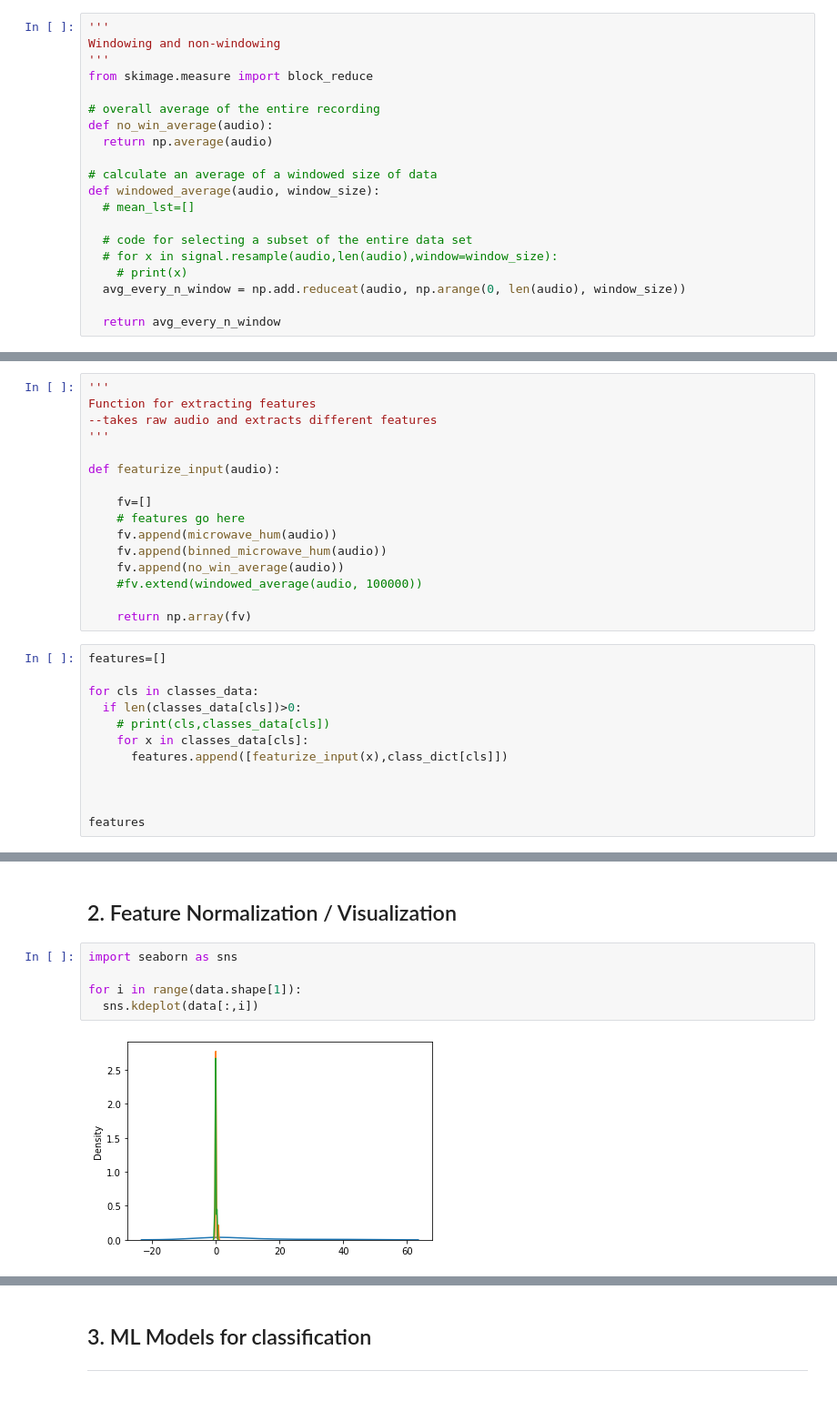
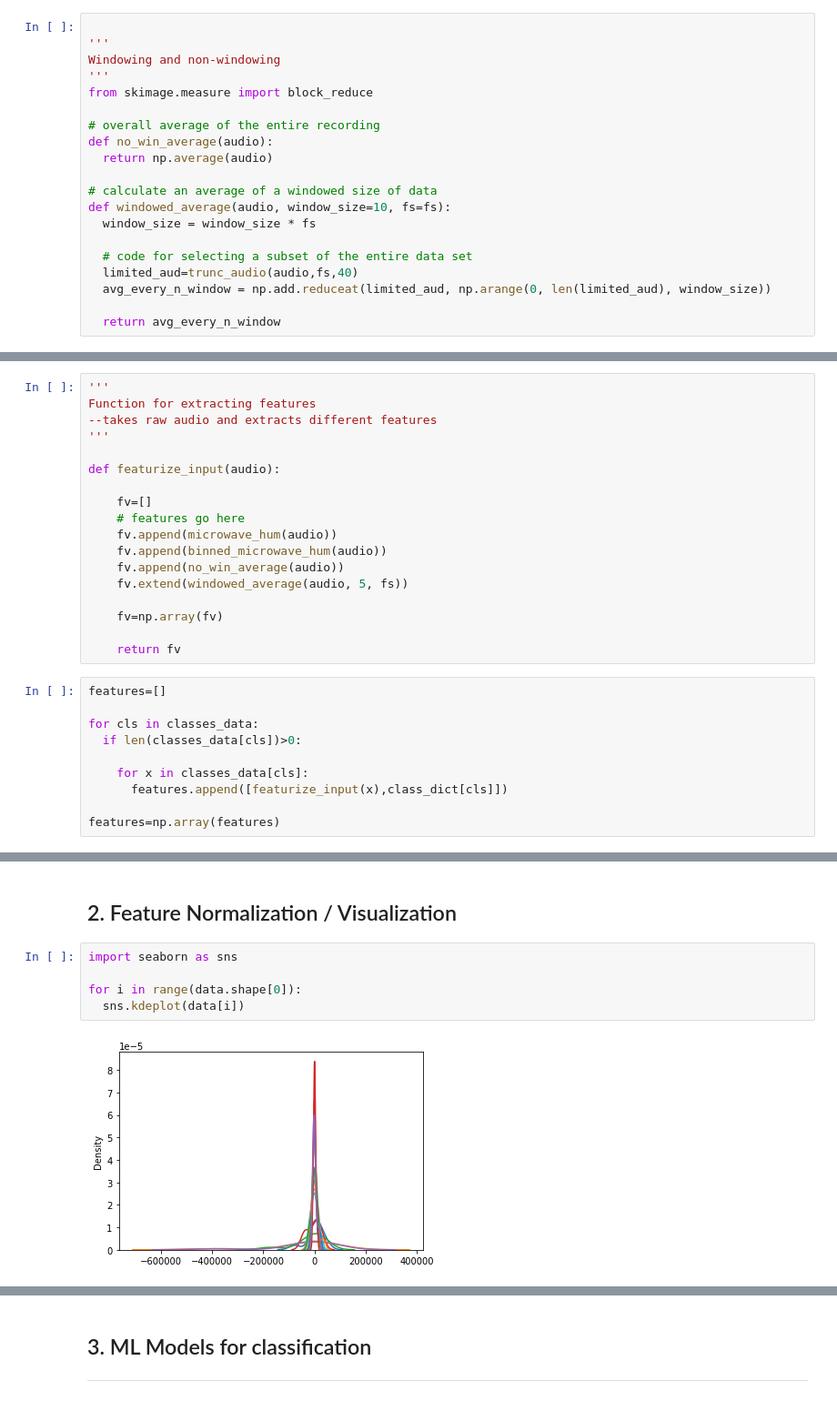
Before and after one commit to borbert/COSC522, a Jupyter notebook: COSC522_assignment2.ipynb, the cells around one changed output, grey strips where cells are left out. Shown at 91% size. Cells and saved outputs as stored; diff of their text form.

Commit message:
created a function to truncate the raw audio signal and windowing now works

```diff
--- a/COSC522_assignment2.ipynb
+++ b/COSC522_assignment2.ipynb
@@ -186,4 +200,5 @@ def binned_microwave_hum(audio):
 # %%
+
 '''
 Windowing and non-windowing
 '''
@@ -194,12 +209,11 @@ def no_win_average(audio):
   return np.average(audio)
 
 # calculate an average of a windowed size of data
-def windowed_average(audio, window_size):
-  # mean_lst=[]
+def windowed_average(audio, window_size=10, fs=fs):
+  window_size = window_size * fs
 
   # code for selecting a subset of the entire data set
-  # for x in signal.resample(audio,len(audio),window=window_size):
-    # print(x)
-  avg_every_n_window = np.add.reduceat(audio, np.arange(0, len(audio), window_size))
+  limited_aud=trunc_audio(audio,fs,40)
+  avg_every_n_window = np.add.reduceat(limited_aud, np.arange(0, len(limited_aud), window_size))
 
   return avg_every_n_window
@@ -219,19 +230,19 @@ def featurize_input(audio):
     fv.append(microwave_hum(audio))
     fv.append(binned_microwave_hum(audio))
     fv.append(no_win_average(audio))
-    #fv.extend(windowed_average(audio, 100000))
+    fv.extend(windowed_average(audio, 5, fs))
 
-    return np.array(fv)
+    fv=np.array(fv)
+
+    return fv
 # %%
 features=[]
 
 for cls in classes_data:
   if len(classes_data[cls])>0:
-    # print(cls,classes_data[cls])
+
     for x in classes_data[cls]:
       features.append([featurize_input(x),class_dict[cls]])
 
-
-
-features
+features=np.array(features)
 # %% [output]
@@ -286,8 +285,8 @@ labels.shape
 # %%
 import seaborn as sns
 
-for i in range(data.shape[1]):
-  sns.kdeplot(data[:,i])
+for i in range(data.shape[0]):
+  sns.kdeplot(data[i])
 # %% [output]
-[figure, old version]
+[figure, new version]
 # %%
```
Also changed, not shown: parts of 11 cells of this notebook.
